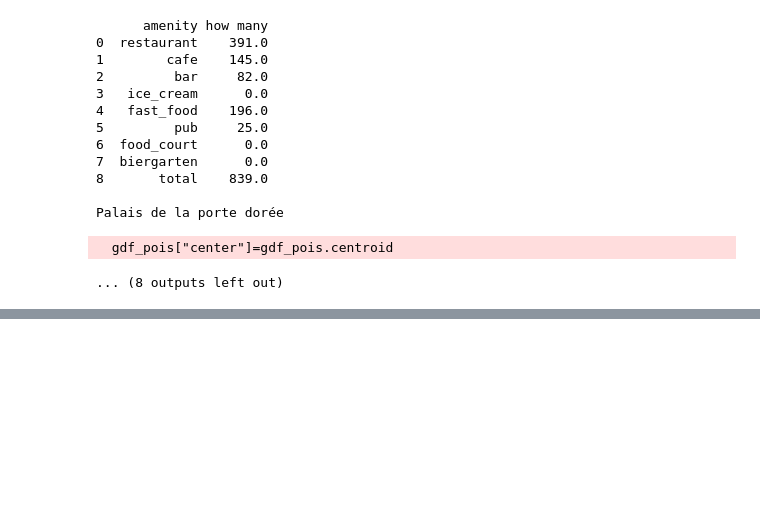
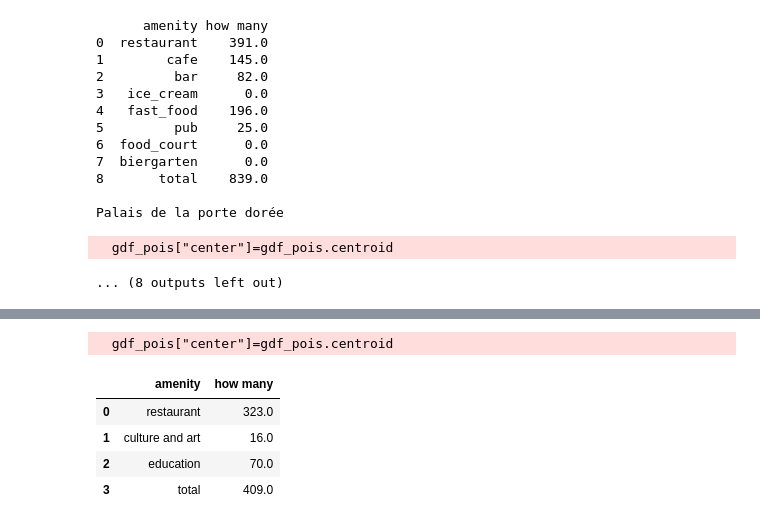
Before and after one commit to bsarah/BATO-MOUCHE, a Jupyter notebook: Test_fonctions.ipynb, the cells around one changed output, grey strips where cells are left out. Saved outputs shown, nothing was run; the diff lists cells and outputs as text; code cells hidden in the pictures; blank space fills up the shorter version.

```diff
--- a/Test_fonctions.ipynb
+++ b/Test_fonctions.ipynb
@@ -107,0 +131,9 @@ Palais de la porte dorée
+# %%
+count_amenities2("Tour Eiffel")
+# %% [output]
+  gdf_pois["center"]=gdf_pois.centroid
+|  | amenity | how many |
+| 0 | restaurant | 323.0 |
+| 1 | culture and art | 16.0 |
+| 2 | education | 70.0 |
+| 3 | total | 409.0 |
```
Also changed, not shown: parts of 5 cells of this notebook.
